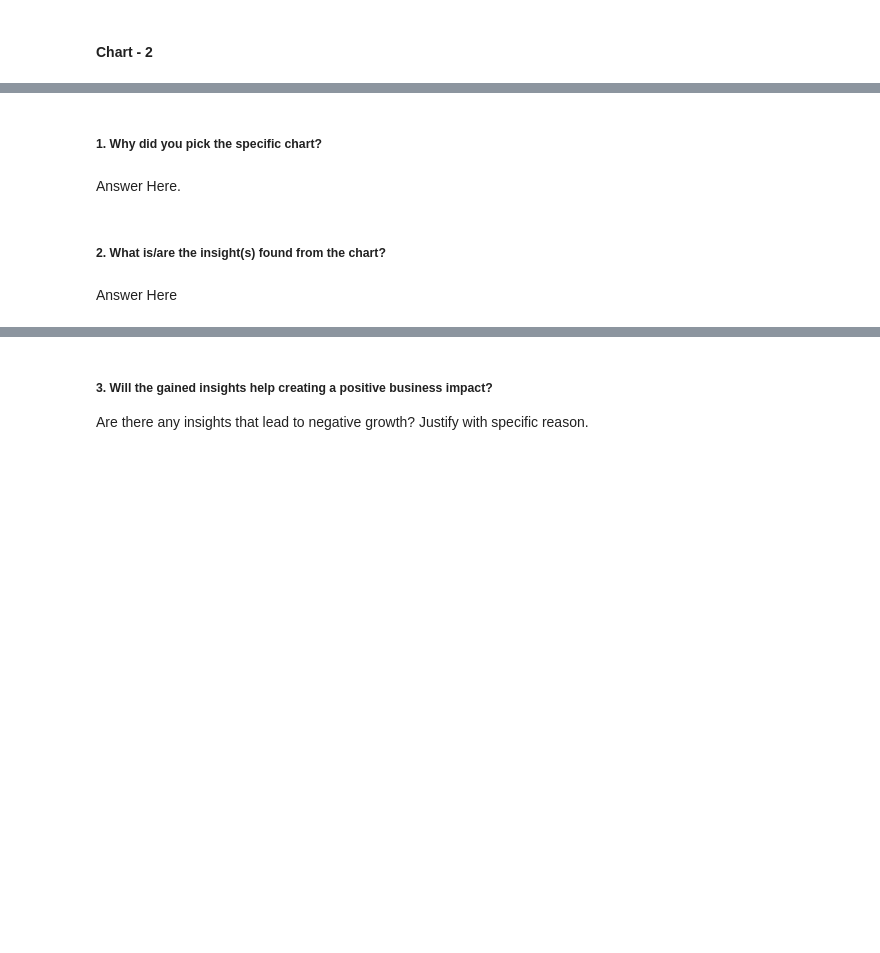
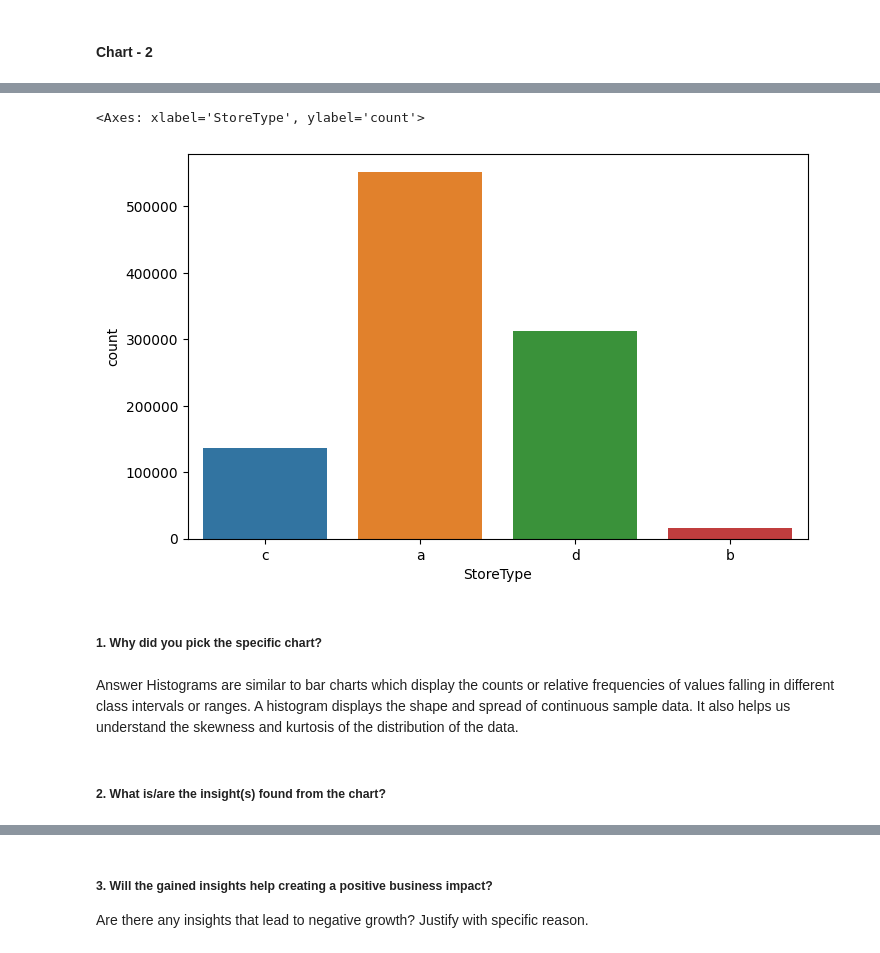
Before and after one commit to Achin120/Achin-Rossmann-Sales-Prediction---Capstone-Project.ipynb-, a Jupyter notebook: Achin_Rossmann_Sales_Prediction_Capstone_Project.ipynb, the cells around one changed output, grey strips where cells are left out. Saved outputs shown, nothing was run; the diff lists cells and outputs as text; code cells hidden in the pictures; blank space fills up the shorter version.

```diff
--- a/Achin_Rossmann_Sales_Prediction_Capstone_Project.ipynb
+++ b/Achin_Rossmann_Sales_Prediction_Capstone_Project.ipynb
@@ -606,8 +618,11 @@ Answer Here
+# %%
+sns.countplot(x='StoreType', data= df)
+# %% [output]
+<Axes: xlabel='StoreType', ylabel='count'>
+[figure, added]
 # %% [markdown]
 ##### 1. Why did you pick the specific chart?
-# %% [markdown]
-Answer Here.
+# %% [markdown]
+Answer Histograms are similar to bar charts which display the counts or relative frequencies of values falling in different class intervals or ranges. A histogram displays the shape and spread of continuous sample data. It also helps us understand the skewness and kurtosis of the distribution of the data.
 # %% [markdown]
 ##### 2. What is/are the insight(s) found from the chart?
-# %% [markdown]
-Answer Here
```
Also changed, not shown: parts of 38 cells of this notebook.
